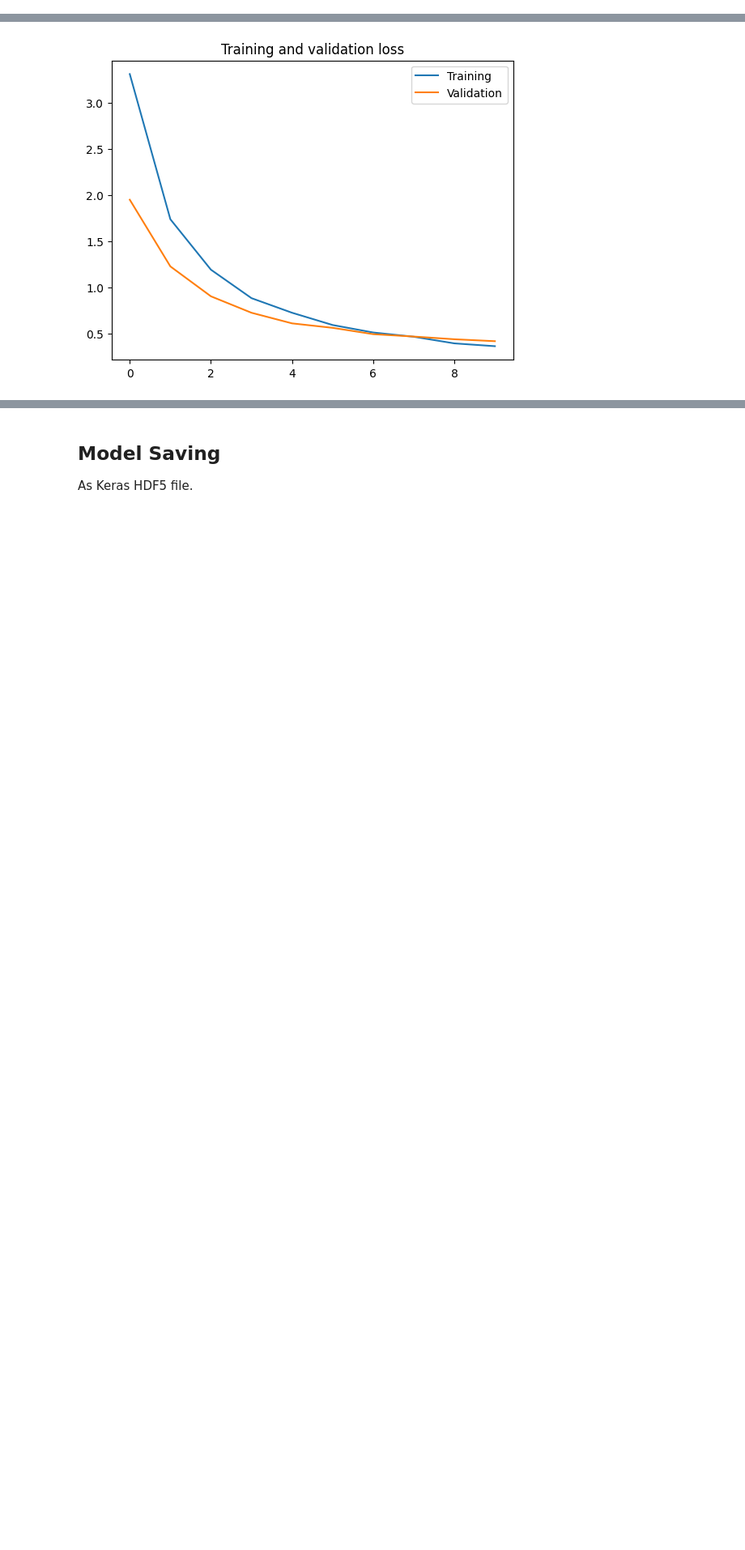
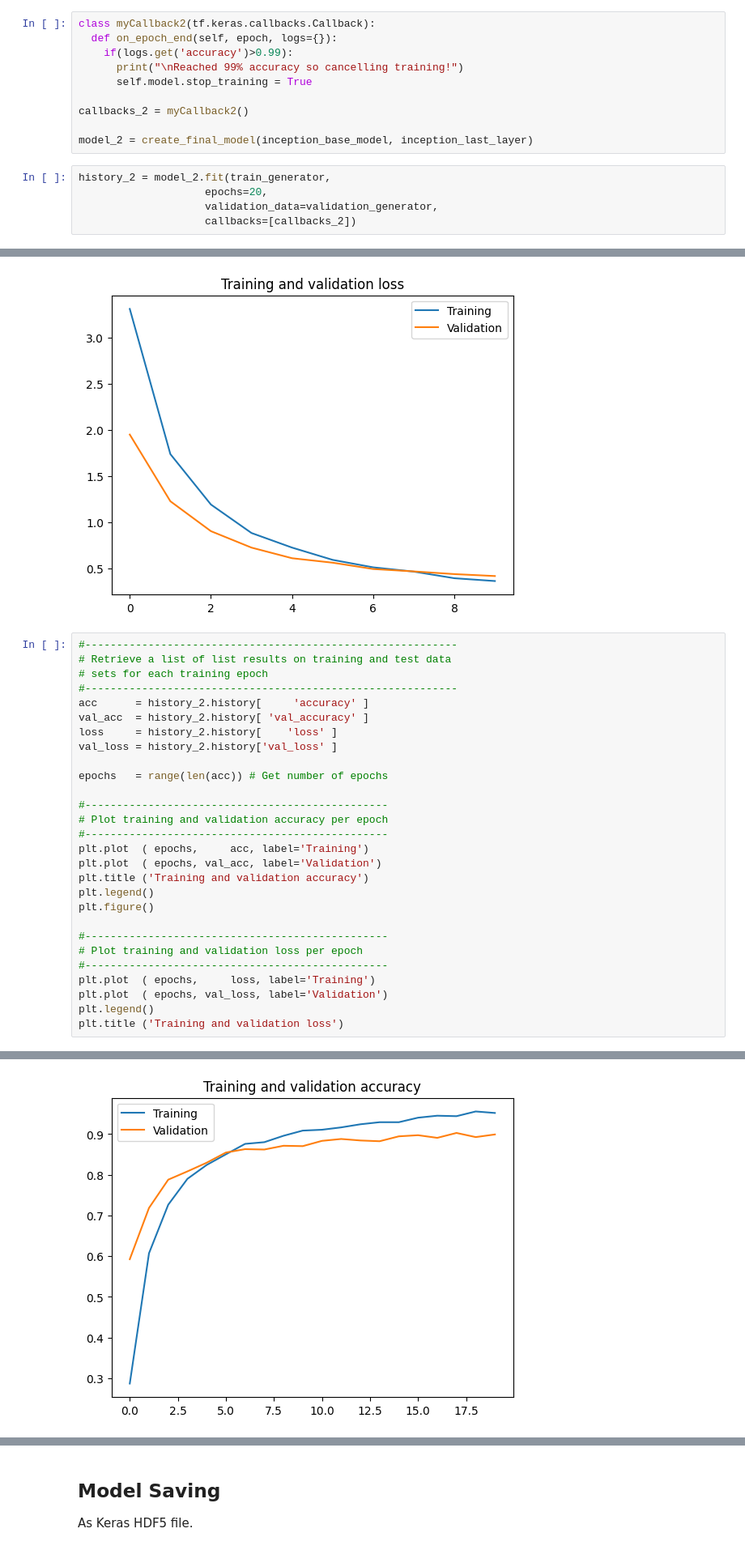
Before and after one commit to EksFlorasi/machine-learning, a Jupyter notebook: notebooks/fauna-transfer.ipynb, the cells around one changed output, grey strips where cells are left out. Shown at 81% size. Saved outputs shown, nothing was run; the diff lists cells and outputs as text; blank space fills up the shorter version.

Commit message:
dev: rerun with 20 epochs

```diff
--- a/notebooks/fauna-transfer.ipynb
+++ b/notebooks/fauna-transfer.ipynb
@@ -216,3 +216,18 @@ Epoch 5/10
 Epoch 10/10
 Reached 90% accuracy so cancelling training!
 68/68 [==============================] - 393s 6s/step - loss: 0.3636 - accuracy: 0.9030 - val_loss: 0.4177 - val_accuracy: 0.8824
+# %%
+class myCallback2(tf.keras.callbacks.Callback):
+  def on_epoch_end(self, epoch, logs={}):
+    if(logs.get('accuracy')>0.99):
+      print("\nReached 99% accuracy so cancelling training!")
+      self.model.stop_training = True
+
+callbacks_2 = myCallback2()
+
+model_2 = create_final_model(inception_base_model, inception_last_layer)
+# %%
+history_2 = model_2.fit(train_generator,
+                    epochs=20,
+                    validation_data=validation_generator,
+                    callbacks=[callbacks_2])
@@ -250,3 +283,32 @@ plt.title ('Training and validation loss')
 Text(0.5, 1.0, 'Training and validation loss')
 [figure]
 [figure]
+# %%
+#-----------------------------------------------------------
+# Retrieve a list of list results on training and test data
+# sets for each training epoch
+#-----------------------------------------------------------
+acc      = history_2.history[     'accuracy' ]
+val_acc  = history_2.history[ 'val_accuracy' ]
+loss     = history_2.history[    'loss' ]
+val_loss = history_2.history['val_loss' ]
+
+epochs   = range(len(acc)) # Get number of epochs
+
+#------------------------------------------------
+# Plot training and validation accuracy per epoch
+#------------------------------------------------
+plt.plot  ( epochs,     acc, label='Training')
+plt.plot  ( epochs, val_acc, label='Validation')
+plt.title ('Training and validation accuracy')
+plt.legend()
+plt.figure()
+
+#------------------------------------------------
+# Plot training and validation loss per epoch
+#------------------------------------------------
+plt.plot  ( epochs,     loss, label='Training')
+plt.plot  ( epochs, val_loss, label='Validation')
+plt.legend()
+plt.title ('Training and validation loss')
+# %% [output]
@@ -252,0 +316 @@ Text(0.5, 1.0, 'Training and validation loss')
+[figure, added]
```
Also changed, not shown: parts of 3 cells of this notebook.
